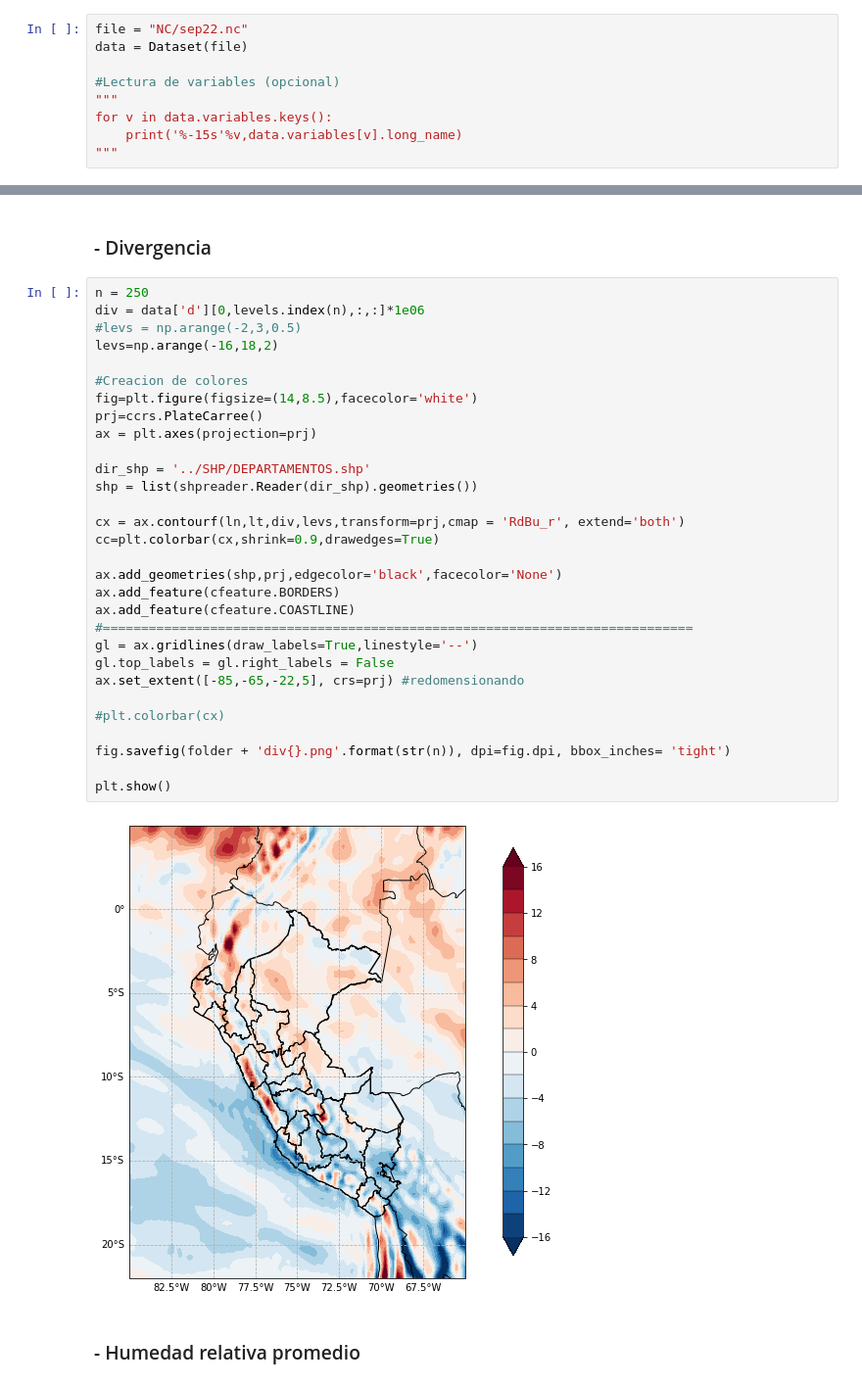
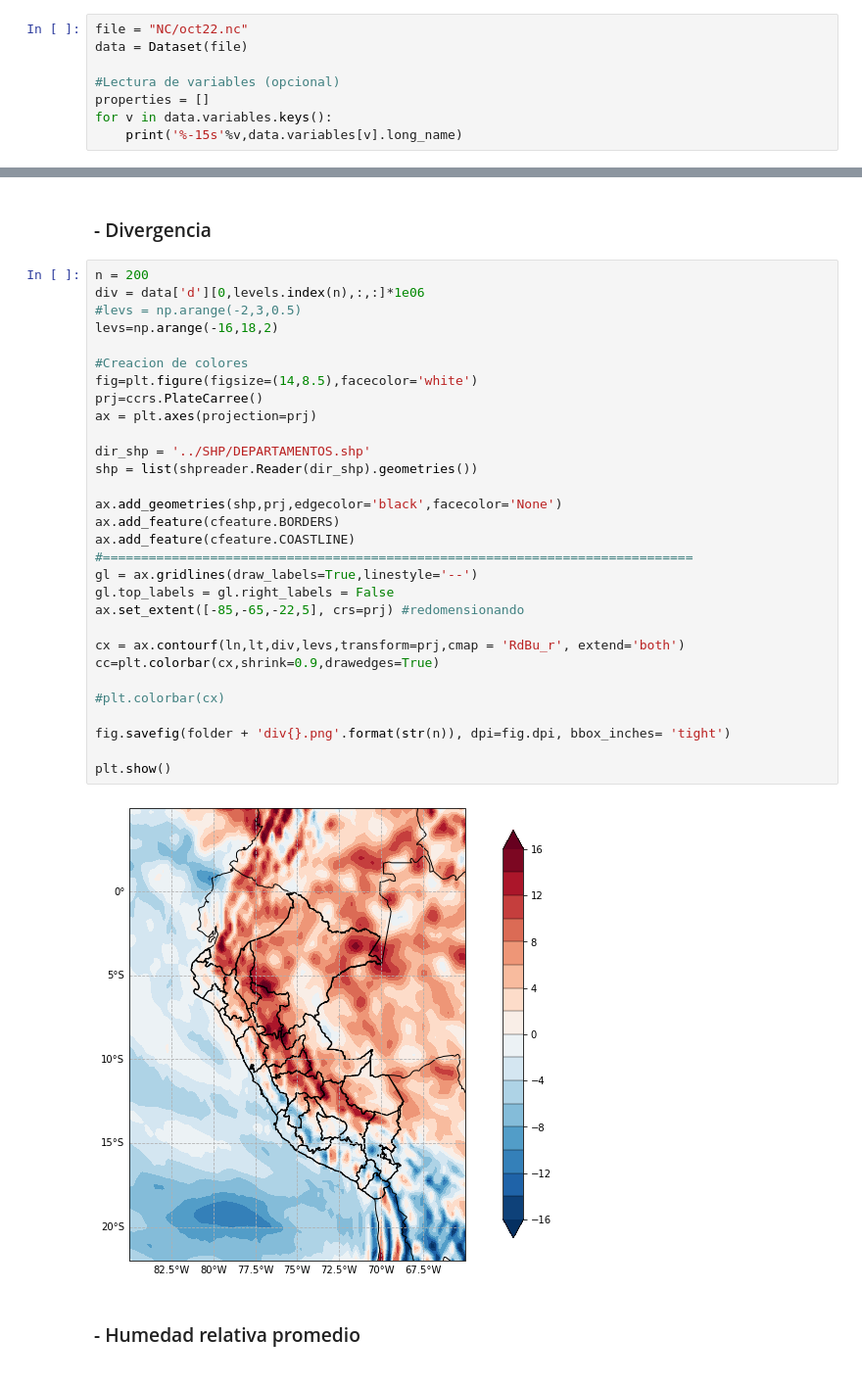
Before and after one commit to rosepb28/ERA5, a Jupyter notebook: era5.ipynb, the cells around one changed output, grey strips where cells are left out. Shown at 98% size. Saved outputs shown, nothing was run; the diff lists cells and outputs as text.

```diff
--- a/era5.ipynb
+++ b/era5.ipynb
@@ -58,12 +58,11 @@ from matplotlib.colors import ListedColormap,LinearSegmentedColormap
 # %% [markdown]
 ### Lectura de archivo
 # %%
-file = "NC/sep22.nc"
+file = "NC/oct22.nc"
 data = Dataset(file)
 
 #Lectura de variables (opcional)
-"""
+properties = []
 for v in data.variables.keys():
     print('%-15s'%v,data.variables[v].long_name)
-"""
 # %% [output]
@@ -140,37 +152,37 @@ plt.show()
 # %% [markdown]
 ### - Divergencia
 # %%
-n = 250
+n = 200
 div = data['d'][0,levels.index(n),:,:]*1e06
 #levs = np.arange(-2,3,0.5)
 levs=np.arange(-16,18,2)
 
 #Creacion de colores
 fig=plt.figure(figsize=(14,8.5),facecolor='white')
 prj=ccrs.PlateCarree()
 ax = plt.axes(projection=prj)
 
 dir_shp = '../SHP/DEPARTAMENTOS.shp'
 shp = list(shpreader.Reader(dir_shp).geometries())
 
-cx = ax.contourf(ln,lt,div,levs,transform=prj,cmap = 'RdBu_r', extend='both')
-cc=plt.colorbar(cx,shrink=0.9,drawedges=True)
-
 ax.add_geometries(shp,prj,edgecolor='black',facecolor='None')
 ax.add_feature(cfeature.BORDERS)
 ax.add_feature(cfeature.COASTLINE)
 #=============================================================================
 gl = ax.gridlines(draw_labels=True,linestyle='--')
 gl.top_labels = gl.right_labels = False
 ax.set_extent([-85,-65,-22,5], crs=prj) #redomensionando
 
+cx = ax.contourf(ln,lt,div,levs,transform=prj,cmap = 'RdBu_r', extend='both')
+cc=plt.colorbar(cx,shrink=0.9,drawedges=True)
+
 #plt.colorbar(cx)
 
 fig.savefig(folder + 'div{}.png'.format(str(n)), dpi=fig.dpi, bbox_inches= 'tight')
 
 plt.show()
 # %% [output]
-[figure, old version]
+[figure, new version]
 # %% [markdown]
 ### - Humedad relativa promedio
 # %%
```
Also changed, not shown: parts of 7 cells of this notebook, 11 other files.
